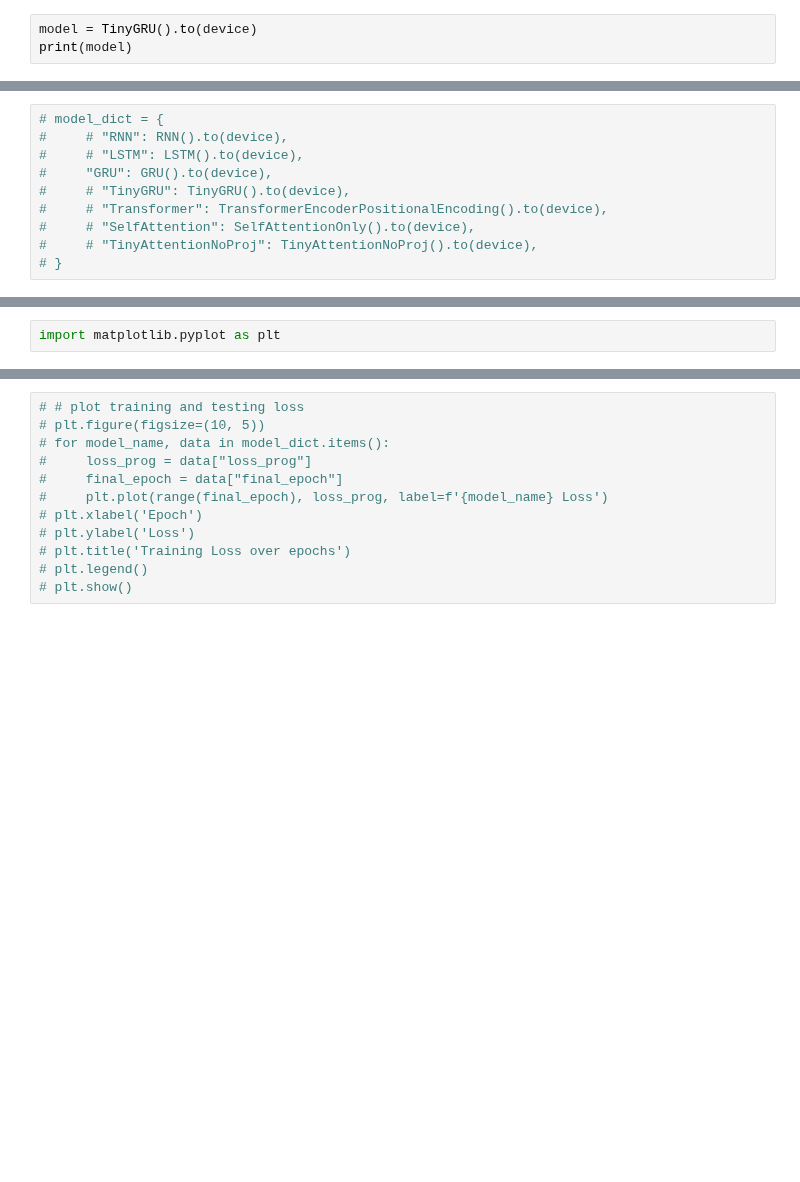
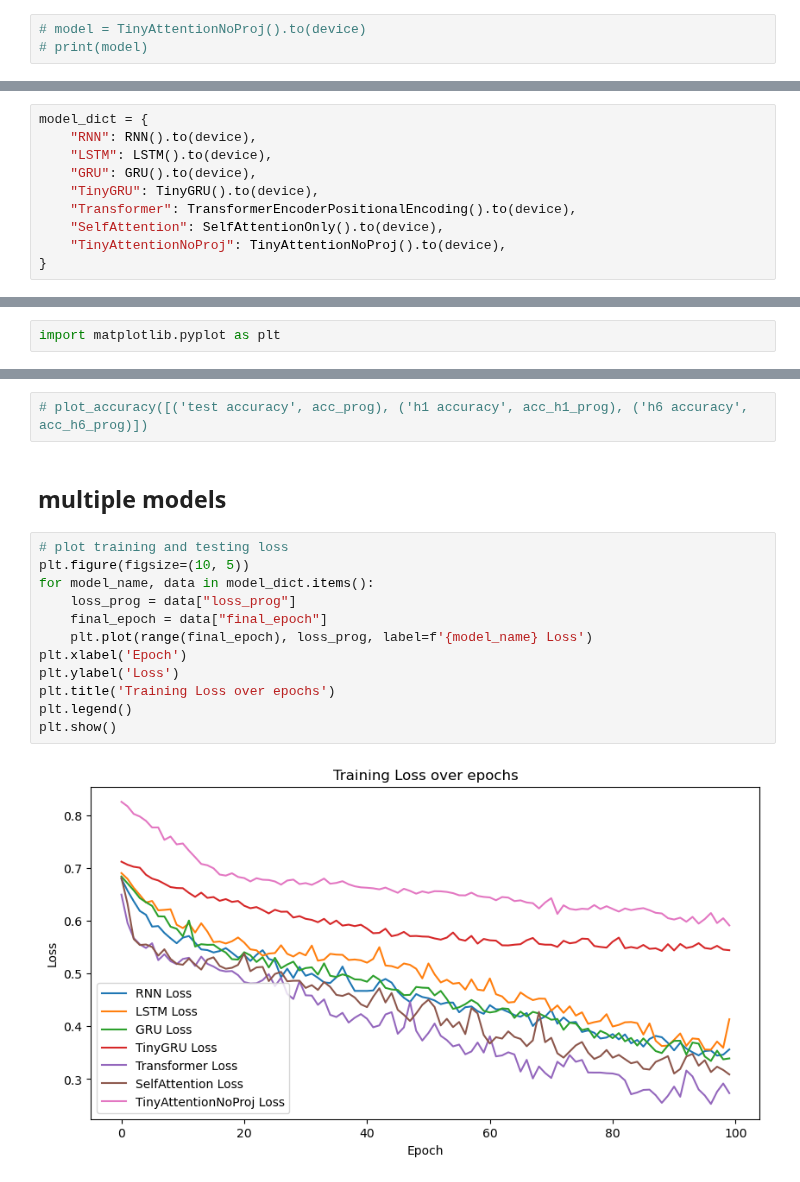
Before and after one commit to althealuo/Horizon, a Jupyter notebook: Horizon_first_trial.ipynb, the cells around one changed output, grey strips where cells are left out. Drawn from its saved outputs; the diff is of its cells as text; blank space fills up the shorter version.

Commit message:
fixed model_dict training

```diff
--- a/Horizon_first_trial.ipynb
+++ b/Horizon_first_trial.ipynb
@@ -461,3 +463,3 @@ def train_and_evaluate(model, train_loader, criterion, optimizer, device, epochs
 # %%
-model = TinyGRU().to(device)
-print(model)
+# model = TinyAttentionNoProj().to(device)
+# print(model)
@@ -491,11 +473,11 @@ Epoch 100: Loss: 0.5822 | overall: 0.6967 | H1 0.6964 | H6 0.6970
 # %%
-# model_dict = {
-#     # "RNN": RNN().to(device),
-#     # "LSTM": LSTM().to(device),
-#     "GRU": GRU().to(device),
-#     # "TinyGRU": TinyGRU().to(device),
-#     # "Transformer": TransformerEncoderPositionalEncoding().to(device),
-#     # "SelfAttention": SelfAttentionOnly().to(device),
-#     # "TinyAttentionNoProj": TinyAttentionNoProj().to(device),
-# }
+model_dict = {
+    "RNN": RNN().to(device),
+    "LSTM": LSTM().to(device),
+    "GRU": GRU().to(device),
+    "TinyGRU": TinyGRU().to(device),
+    "Transformer": TransformerEncoderPositionalEncoding().to(device),
+    "SelfAttention": SelfAttentionOnly().to(device),
+    "TinyAttentionNoProj": TinyAttentionNoProj().to(device),
+}
 # %%
@@ -517,13 +544,19 @@ import matplotlib.pyplot as plt
+# %%
+# plot_accuracy([('test accuracy', acc_prog), ('h1 accuracy', acc_h1_prog), ('h6 accuracy', acc_h6_prog)])
+# %% [markdown]
+## multiple models
 # %%
-# # plot training and testing loss
-# plt.figure(figsize=(10, 5))
-# for model_name, data in model_dict.items():
-#     loss_prog = data["loss_prog"]
-#     final_epoch = data["final_epoch"]
-#     plt.plot(range(final_epoch), loss_prog, label=f'{model_name} Loss')
-# plt.xlabel('Epoch')
-# plt.ylabel('Loss')
-# plt.title('Training Loss over epochs')
-# plt.legend()
-# plt.show()
+# plot training and testing loss
+plt.figure(figsize=(10, 5))
+for model_name, data in model_dict.items():
+    loss_prog = data["loss_prog"]
+    final_epoch = data["final_epoch"]
+    plt.plot(range(final_epoch), loss_prog, label=f'{model_name} Loss')
+plt.xlabel('Epoch')
+plt.ylabel('Loss')
+plt.title('Training Loss over epochs')
+plt.legend()
+plt.show()
+# %% [output]
+[figure, added]
 # %%
```
Also changed, not shown: parts of 11 cells of this notebook.
